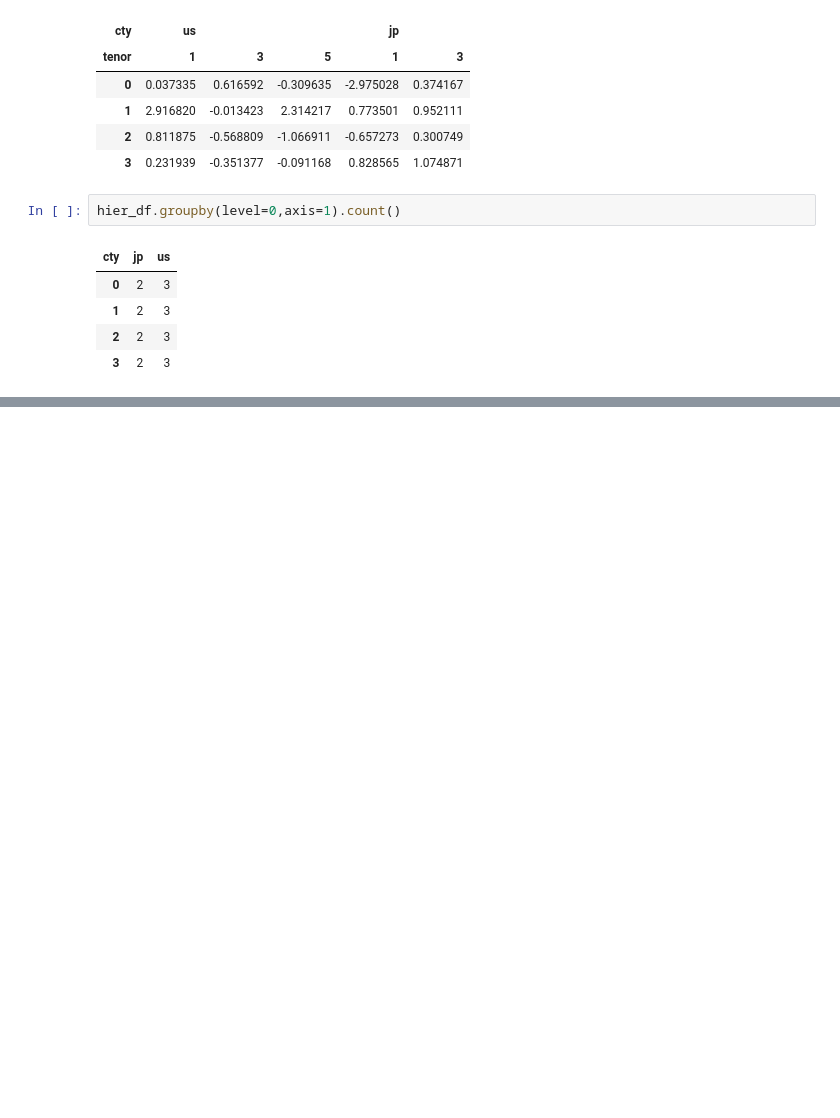
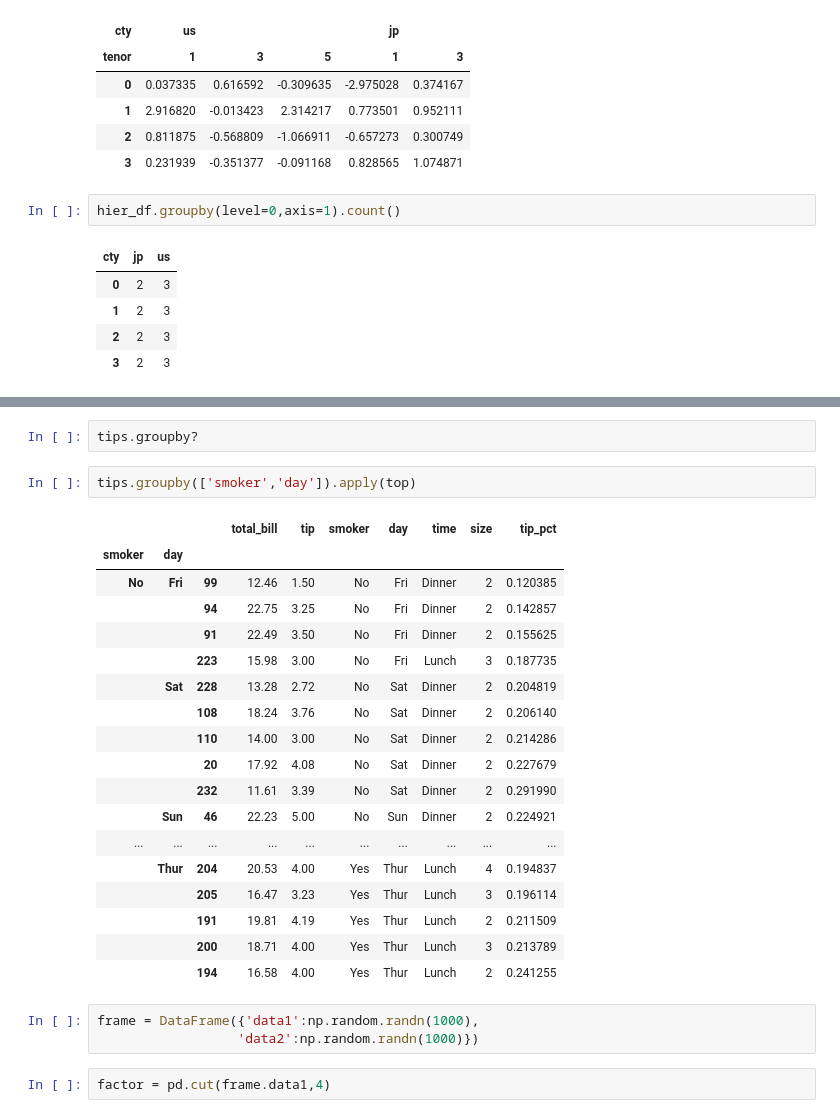
Before and after one commit to longfengpili/python-for-data-analysis, a Jupyter notebook: 第九章.ipynb, the cells around one changed output, grey strips where cells are left out. Cells and saved outputs as stored; diff of their text form; blank space fills up the shorter version.

```diff
--- a/第九章.ipynb
+++ b/第九章.ipynb
@@ -194,0 +337,28 @@ hier_df.groupby(level=0,axis=1).count()
+# %%
+tips.groupby?
+# %%
+tips.groupby(['smoker','day']).apply(top)
+# %% [output]
+|  |  |  | total_bill | tip | smoker | day | time | size | tip_pct |
+| smoker | day |  |  |  |  |  |  |  |  |
+| No | Fri | 99 | 12.46 | 1.50 | No | Fri | Dinner | 2 | 0.120385 |
+|  |  | 94 | 22.75 | 3.25 | No | Fri | Dinner | 2 | 0.142857 |
+|  |  | 91 | 22.49 | 3.50 | No | Fri | Dinner | 2 | 0.155625 |
+|  |  | 223 | 15.98 | 3.00 | No | Fri | Lunch | 3 | 0.187735 |
+|  | Sat | 228 | 13.28 | 2.72 | No | Sat | Dinner | 2 | 0.204819 |
+|  |  | 108 | 18.24 | 3.76 | No | Sat | Dinner | 2 | 0.206140 |
+|  |  | 110 | 14.00 | 3.00 | No | Sat | Dinner | 2 | 0.214286 |
+|  |  | 20 | 17.92 | 4.08 | No | Sat | Dinner | 2 | 0.227679 |
+|  |  | 232 | 11.61 | 3.39 | No | Sat | Dinner | 2 | 0.291990 |
+|  | Sun | 46 | 22.23 | 5.00 | No | Sun | Dinner | 2 | 0.224921 |
+| ... | ... | ... | ... | ... | ... | ... | ... | ... | ... |
+|  | Thur | 204 | 20.53 | 4.00 | Yes | Thur | Lunch | 4 | 0.194837 |
+|  |  | 205 | 16.47 | 3.23 | Yes | Thur | Lunch | 3 | 0.196114 |
+|  |  | 191 | 19.81 | 4.19 | Yes | Thur | Lunch | 2 | 0.211509 |
+|  |  | 200 | 18.71 | 4.00 | Yes | Thur | Lunch | 3 | 0.213789 |
+|  |  | 194 | 16.58 | 4.00 | Yes | Thur | Lunch | 2 | 0.241255 |
+# %%
+frame = DataFrame({'data1':np.random.randn(1000),
+                  'data2':np.random.randn(1000)})
+# %%
+factor = pd.cut(frame.data1,4)
```
Also changed, not shown: parts of 47 cells of this notebook.
